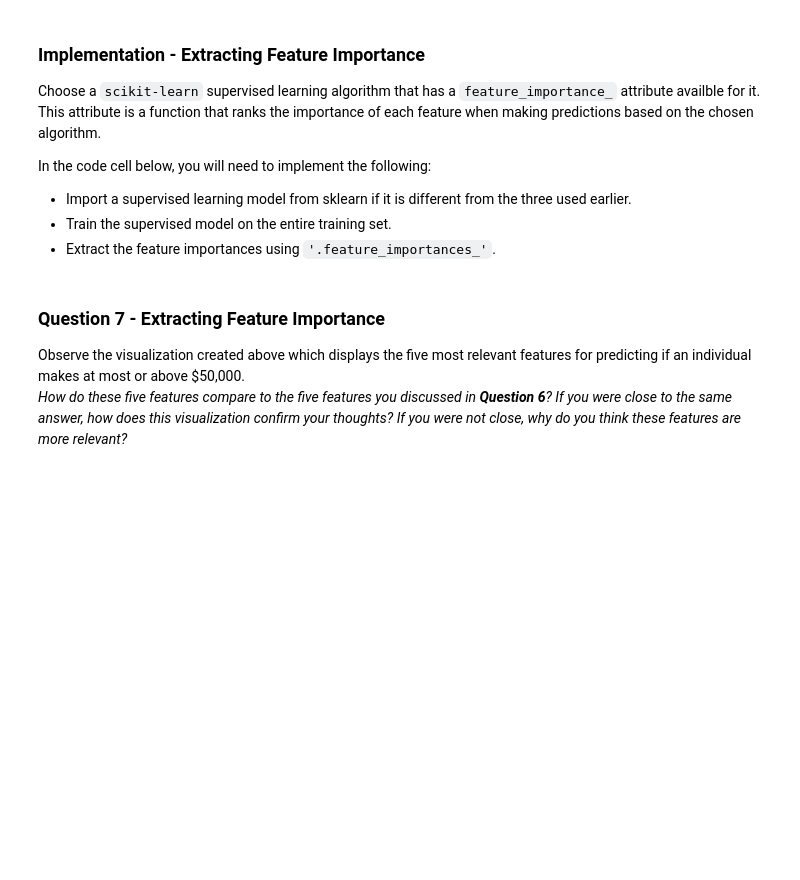
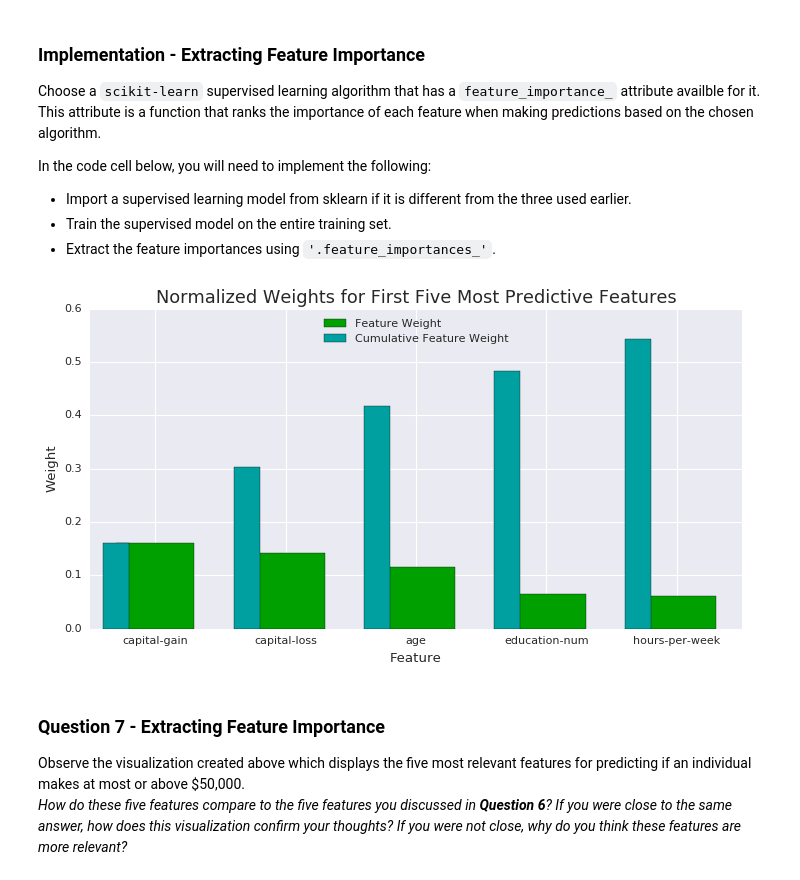
Before and after one commit to pcasaretto/finding_donors, a Jupyter notebook: finding_donors.ipynb, the cells around one changed output. Saved outputs shown, nothing was run; the diff lists cells and outputs as text; code cells hidden in the pictures; blank space fills up the shorter version.

```diff
--- a/finding_donors.ipynb
+++ b/finding_donors.ipynb
@@ -723,15 +700,17 @@ In the code cell below, you will need to implement the following:
  - Extract the feature importances using `'.feature_importances_'`.
 # %%
 # TODO: Import a supervised learning model that has 'feature_importances_'
-
+# NA
 # TODO: Train the supervised model on the training set
-model = None
+model = best_clf
 
 # TODO: Extract the feature importances
-importances = None
+importances = model.feature_importances_
 
 # Plot
 vs.feature_plot(importances, X_train, y_train)
+# %% [output]
+[figure, added]
 # %% [markdown]
 ### Question 7 - Extracting Feature Importance
 
```
Also changed, not shown: parts of 21 cells of this notebook, 2 other files.
